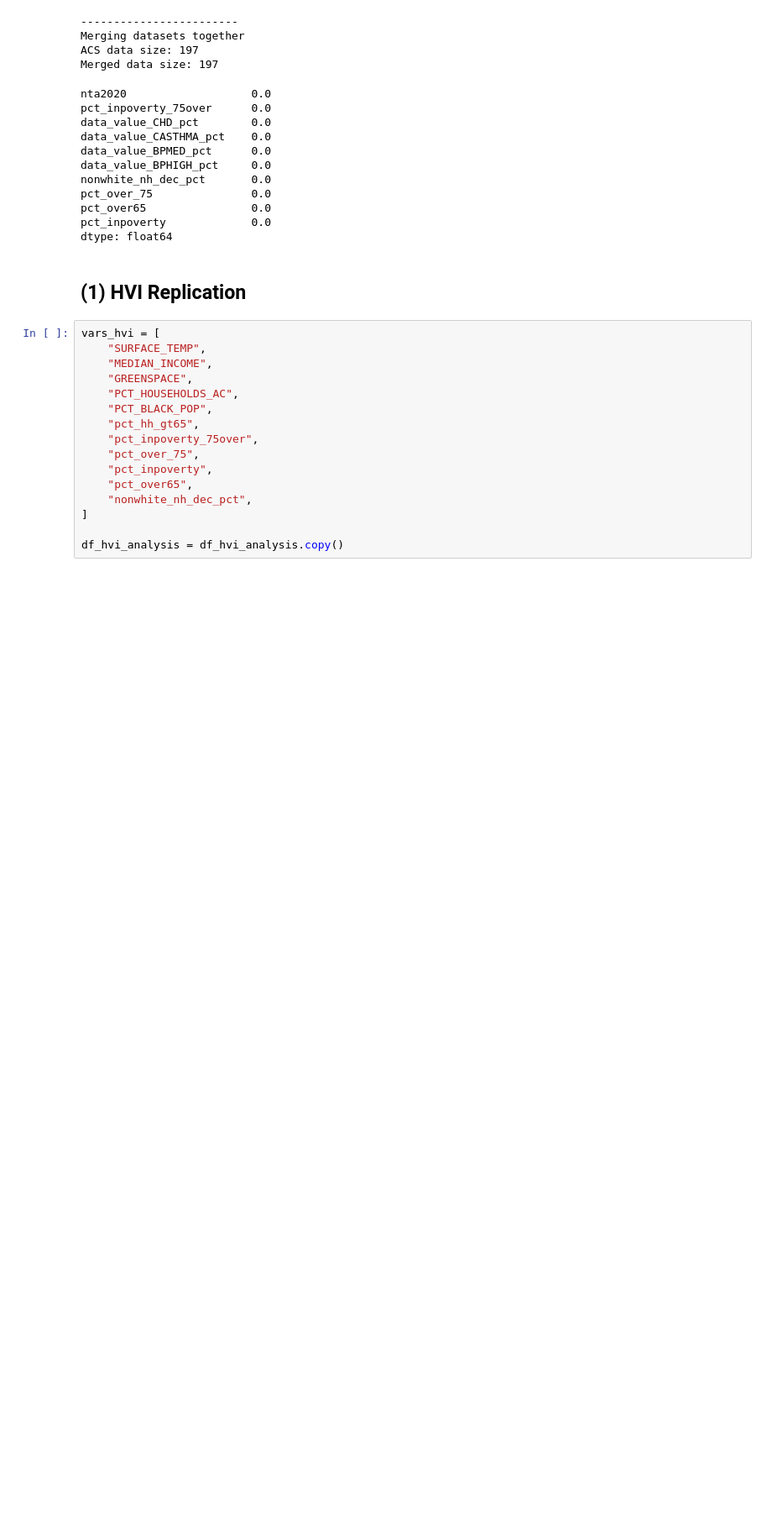
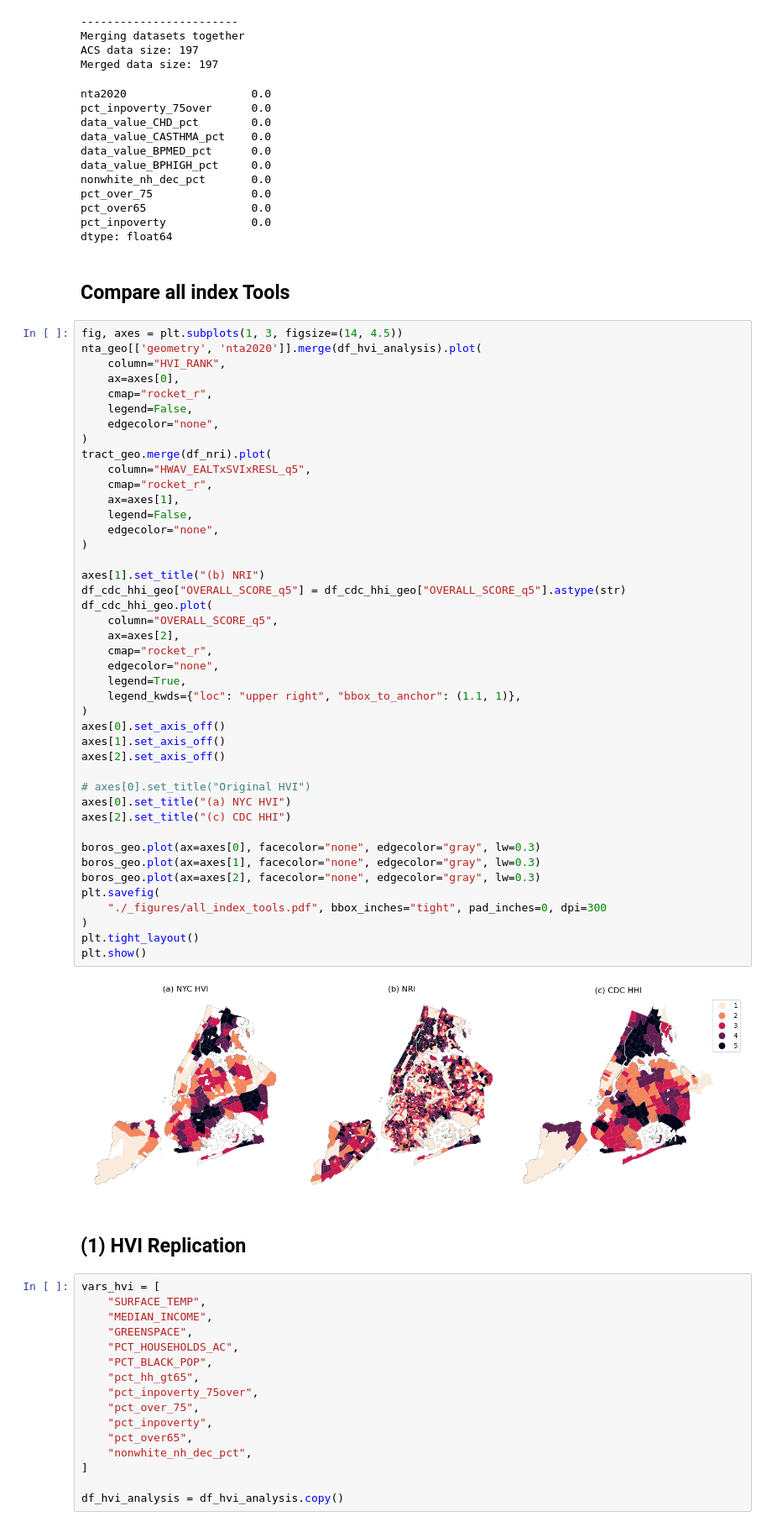
Before and after one commit to jennahgosciak/ScrutinizingIndexRiskAssessments, a Jupyter notebook: replicate-figures.ipynb, the cells around one changed output. Shown at 84% size. Cells and saved outputs as stored; diff of their text form; blank space fills up the shorter version.

Commit message:
add figure 1

```diff
--- a/replicate-figures.ipynb
+++ b/replicate-figures.ipynb
@@ -292,6 +292,53 @@ pct_over_75               0.0
 pct_over65                0.0
 pct_inpoverty             0.0
 dtype: float64
+# %% [markdown]
+## Compare all index Tools
+# %%
+fig, axes = plt.subplots(1, 3, figsize=(14, 4.5))
+nta_geo[['geometry', 'nta2020']].merge(df_hvi_analysis).plot(
+    column="HVI_RANK",
+    ax=axes[0],
+    cmap="rocket_r",
+    legend=False,
+    edgecolor="none",
+)
+tract_geo.merge(df_nri).plot(
+    column="HWAV_EALTxSVIxRESL_q5",
+    cmap="rocket_r",
+    ax=axes[1],
+    legend=False,
+    edgecolor="none",
+)
+
+axes[1].set_title("(b) NRI")
+df_cdc_hhi_geo["OVERALL_SCORE_q5"] = df_cdc_hhi_geo["OVERALL_SCORE_q5"].astype(str)
+df_cdc_hhi_geo.plot(
+    column="OVERALL_SCORE_q5",
+    ax=axes[2],
+    cmap="rocket_r",
+    edgecolor="none",
+    legend=True,
+    legend_kwds={"loc": "upper right", "bbox_to_anchor": (1.1, 1)},
+)
+axes[0].set_axis_off()
+axes[1].set_axis_off()
+axes[2].set_axis_off()
+
+# axes[0].set_title("Original HVI")
+axes[0].set_title("(a) NYC HVI")
+axes[2].set_title("(c) CDC HHI")
+
+boros_geo.plot(ax=axes[0], facecolor="none", edgecolor="gray", lw=0.3)
+boros_geo.plot(ax=axes[1], facecolor="none", edgecolor="gray", lw=0.3)
+boros_geo.plot(ax=axes[2], facecolor="none", edgecolor="gray", lw=0.3)
+plt.savefig(
+    "./_figures/all_index_tools.pdf", bbox_inches="tight", pad_inches=0, dpi=300
+)
+plt.tight_layout()
+plt.show()
+# %% [output]
+[figure, added]
 # %% [markdown]
 ## (1) HVI Replication
 # %%
```
Also changed, not shown: parts of 2 cells of this notebook, 5 other files.
